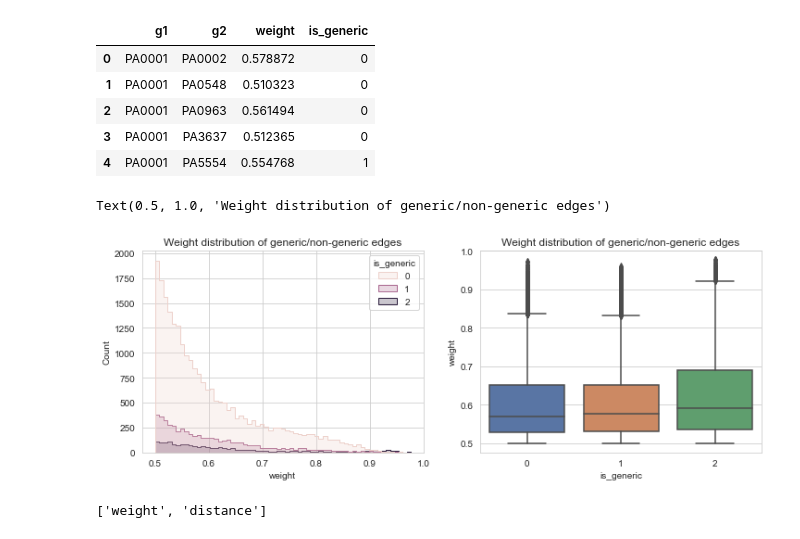
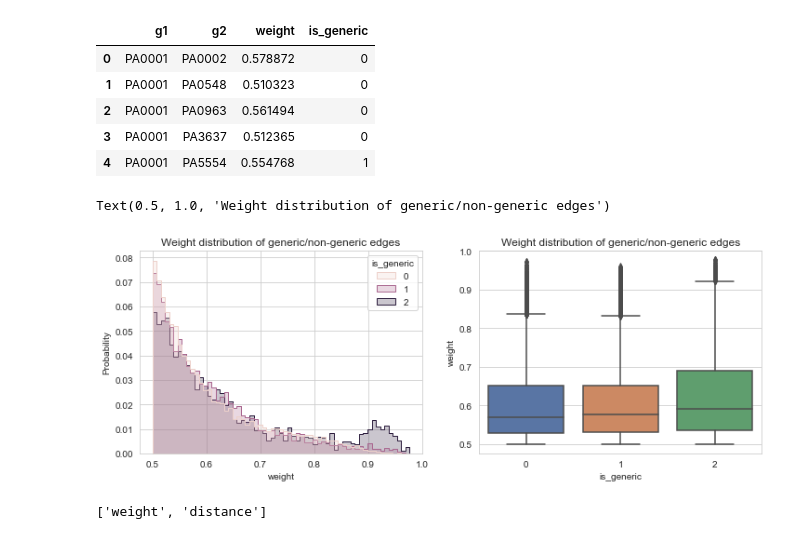
Before and after one commit to greenelab/generic-expression-patterns, a Jupyter notebook: network_analysis/2_calculate_node_statistics.ipynb, the cells around one changed output. Cells and saved outputs as stored; diff of their text form; code cells hidden in the pictures.

Commit message:
plot probability distribution for edge weights too

```diff
--- a/network_analysis/2_calculate_node_statistics.ipynb
+++ b/network_analysis/2_calculate_node_statistics.ipynb
@@ -89,14 +89,15 @@ weight_df.head()
 # %%
 sns.set({'figure.figsize': (12, 4)})
 sns.set_style('whitegrid')
 fig, axarr = plt.subplots(1, 2)
-sns.histplot(data=weight_df, x='weight', hue='is_generic', element='step', ax=axarr[0])
+sns.histplot(data=weight_df, x='weight', hue='is_generic', element='step',
+             stat='probability', common_norm=False, ax=axarr[0])
 axarr[0].set_title('Weight distribution of generic/non-generic edges')
 sns.boxplot(data=weight_df, y='weight', x='is_generic', ax=axarr[1])
 axarr[1].set_title('Weight distribution of generic/non-generic edges')
 # %% [output]
 Text(0.5, 1.0, 'Weight distribution of generic/non-generic edges')
-[figure, old version]
+[figure, new version]
 # %%
 # add distance = 1 - edge weight to graph as edge property
 #
```
Also changed, not shown: 1 other file.
